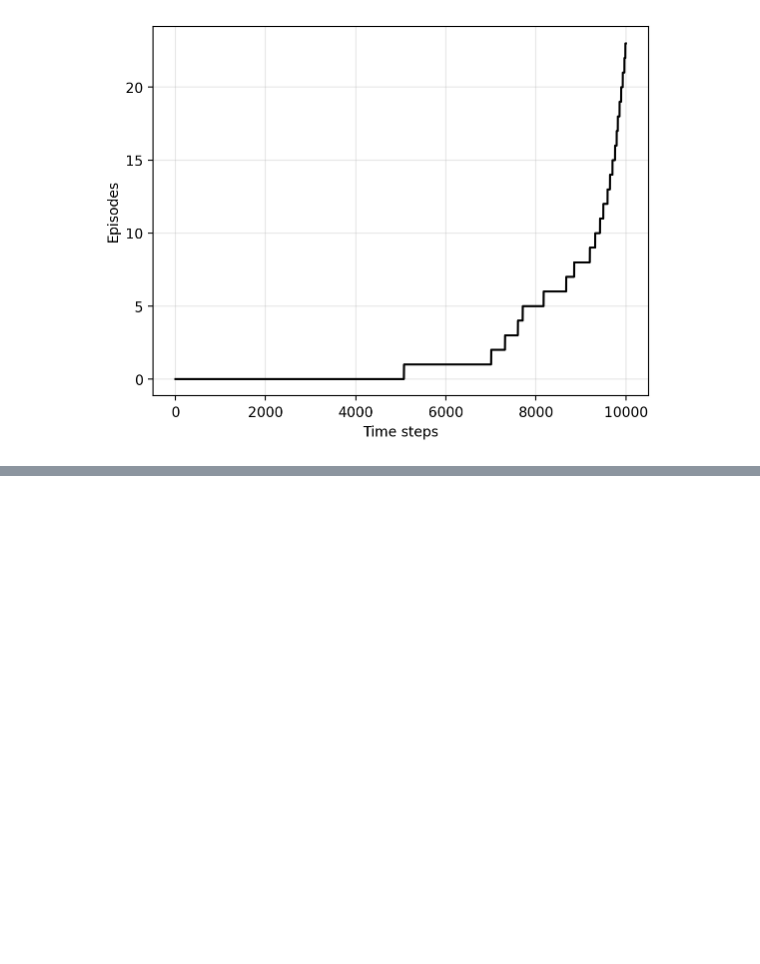
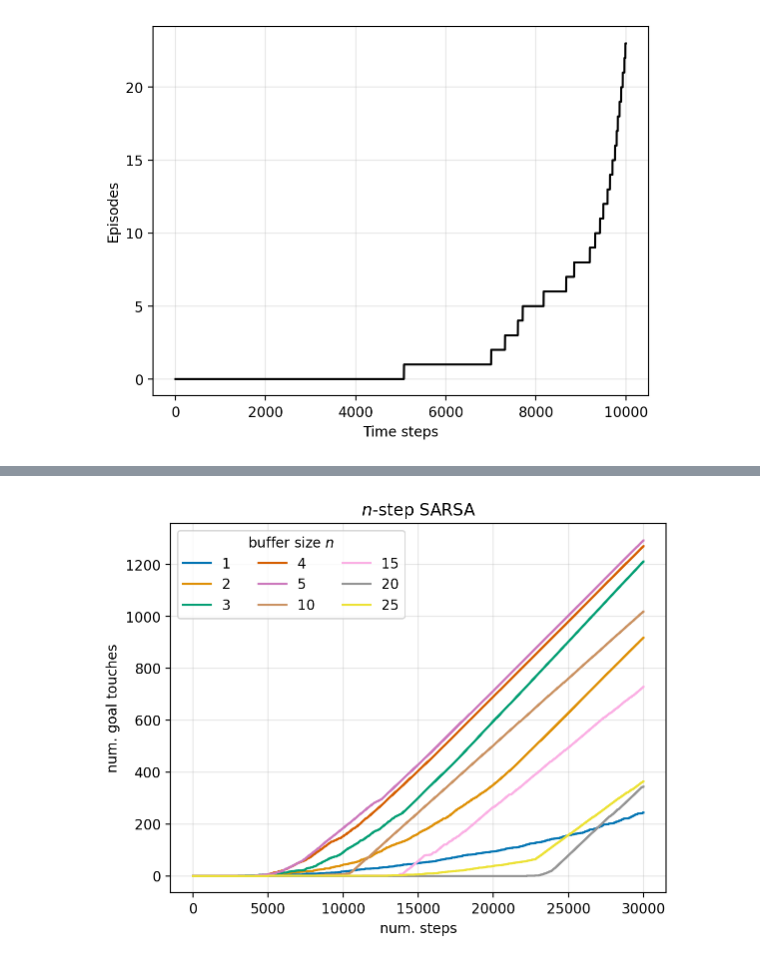
Before and after one commit to gerdm/reinforcement-learning, a Jupyter notebook: notebooks/ch07/windy-gridworld.ipynb, the cells around one changed output, grey strips where cells are left out. Saved outputs shown, nothing was run; the diff lists cells and outputs as text; code cells hidden in the pictures; blank space fills up the shorter version.

```diff
--- a/notebooks/ch07/windy-gridworld.ipynb
+++ b/notebooks/ch07/windy-gridworld.ipynb
@@ -44,7 +44,7 @@ def plot_gridworld_run(ax, run, ix_hist, action_hist, reward_hist, G):
     iend = ix_goal[run + 1]
 
     subhist_action = action_hist[iinit:iend]
-    subhist_action = [name_movements[a] for a in subhist_action]
+    subhist_action = [name_movements[int(action)] for action in subhist_action]
     subhist_action = [markers[action] for action in subhist_action]
 
     subhist_pos = pos_hist[iinit:iend]
@@ -136,7 +133,0 @@ def plot_grid(ax, G):
-# %%
-base_seed = 314
-n_steps = 10_000
-epsilon = 0.01
-alpha = 0.5
-gamma = 1.0
-buffer_size = 15
@@ -429,0 +309,9 @@ n_runs
+# %%
+ix_hist, action_hist, reward_hist = hist_mdp
+
+# ix_goal = np.where(ix_hist == G.ix_goal)[0]
+ix_goal = np.where(reward_hist == G.reward_goal)[0]
+pos_hist = np.c_[ix_hist % n_cols, ix_hist // n_cols]
+
+n_runs = len(ix_goal)
+n_runs
@@ -436,0 +415,17 @@ plt.ylabel("Episodes");
+# %%
+%%time
+base_seed = 3141
+n_steps = 30_000
+epsilon = 0.01
+alpha = 0.1 # 0.5 (for better performance with n=1)
+gamma = 1.0
+
+touches = {}
+buffer_sizes = [1, 2, 3, 4, 5, 10, 15, 20, 25]
+for buffer_size in buffer_sizes:
+    Q, hist_mdp = run_n_step_sarsa(G, n_actions, n_steps, alpha, gamma, buffer_size, base_seed)
+    ix_hist, action_hist, reward_hist = hist_mdp
+    ix_goal = np.where(reward_hist == G.reward_goal)[0]
+    goal_touches = reward_hist == reward_goal
+
+    touches[buffer_size] = goal_touches
@@ -436,0 +435,10 @@ plt.ylabel("Episodes");
+# %%
+for buffer_size, goal_touches in touches.items():
+    plt.plot(goal_touches.cumsum(), label=buffer_size)
+plt.legend(ncol=3, title="buffer size $n$")
+plt.xlabel("num. steps")
+plt.ylabel("num. goal touches")
+plt.title("$n$-step SARSA")
+plt.grid(alpha=0.3)
+# %% [output]
+[figure, added]
```
Also changed, not shown: parts of 18 cells of this notebook.
